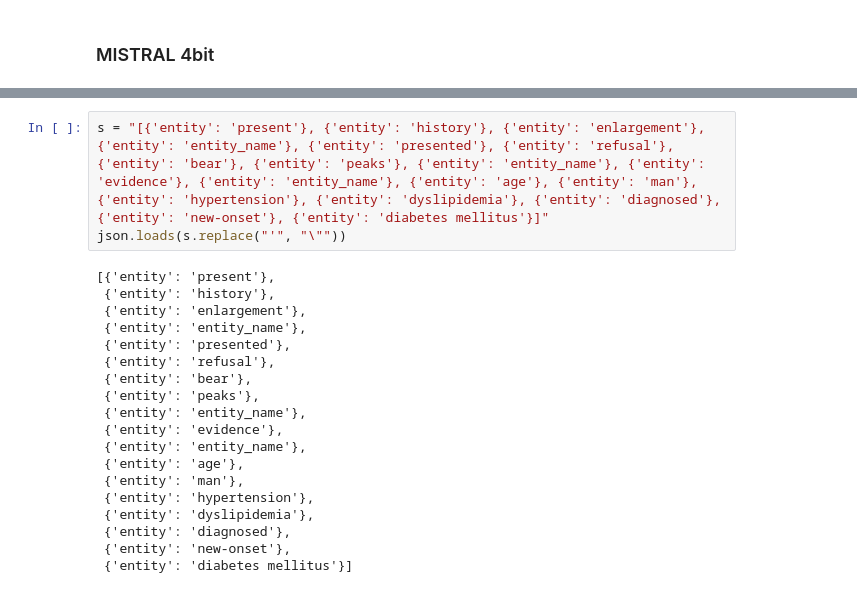
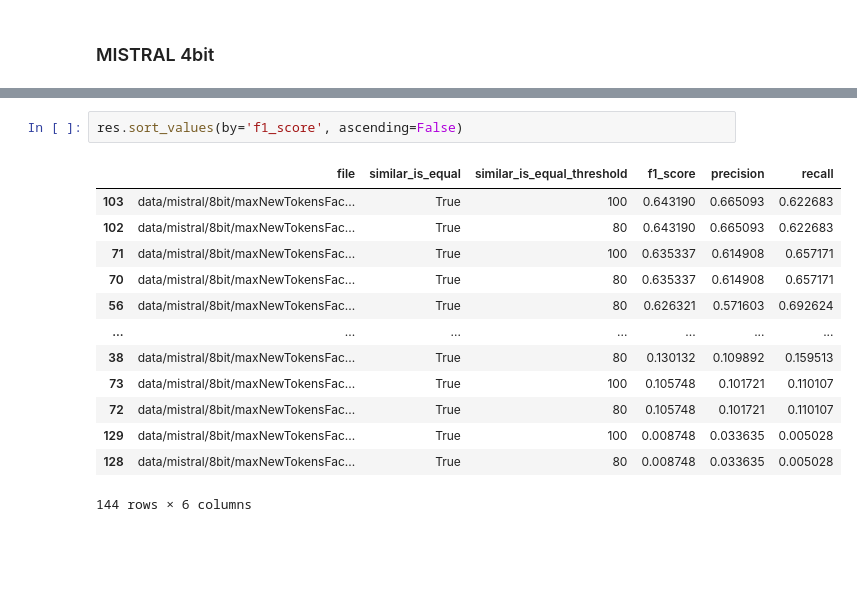
Before and after one commit to ferrazzipietro/mistral_finetuning, a Jupyter notebook: evaluation.ipynb, the cells around one changed output, grey strips where cells are left out. Drawn from its saved outputs; the diff is of its cells as text; blank space fills up the shorter version.

```diff
--- a/evaluation.ipynb
+++ b/evaluation.ipynb
@@ -1769,22 +1351,16 @@ cleaned_data = output_cleaner.apply_cleaning(eval_data, wrong_keys_to_entity=Fal
-# %%
-s = "[{'entity': 'present'}, {'entity': 'history'}, {'entity': 'enlargement'}, {'entity': 'entity_name'}, {'entity': 'presented'}, {'entity': 'refusal'}, {'entity': 'bear'}, {'entity': 'peaks'}, {'entity': 'entity_name'}, {'entity': 'evidence'}, {'entity': 'entity_name'}, {'entity': 'age'}, {'entity': 'man'}, {'entity': 'hypertension'}, {'entity': 'dyslipidemia'}, {'entity': 'diagnosed'}, {'entity': 'new-onset'}, {'entity': 'diabetes mellitus'}]"
-json.loads(s.replace("'", "\""))
-# %% [output]
-[{'entity': 'present'},
- {'entity': 'history'},
- {'entity': 'enlargement'},
- {'entity': 'entity_name'},
- {'entity': 'presented'},
- {'entity': 'refusal'},
- {'entity': 'bear'},
- {'entity': 'peaks'},
- {'entity': 'entity_name'},
- {'entity': 'evidence'},
- {'entity': 'entity_name'},
- {'entity': 'age'},
- {'entity': 'man'},
- {'entity': 'hypertension'},
- {'entity': 'dyslipidemia'},
- {'entity': 'diagnosed'},
- {'entity': 'new-onset'},
- {'entity': 'diabetes mellitus'}]
+# %%
+res.sort_values(by='f1_score', ascending=False)
+# %% [output]
+|  | file | similar_is_equal | similar_is_equal_threshold | f1_score | precision | recall |
+| 103 | data/mistral/8bit/maxNewTokensFac... | True | 100 | 0.643190 | 0.665093 | 0.622683 |
+| 102 | data/mistral/8bit/maxNewTokensFac... | True | 80 | 0.643190 | 0.665093 | 0.622683 |
+| 71 | data/mistral/8bit/maxNewTokensFac... | True | 100 | 0.635337 | 0.614908 | 0.657171 |
+| 70 | data/mistral/8bit/maxNewTokensFac... | True | 80 | 0.635337 | 0.614908 | 0.657171 |
+| 56 | data/mistral/8bit/maxNewTokensFac... | True | 80 | 0.626321 | 0.571603 | 0.692624 |
+| ... | ... | ... | ... | ... | ... | ... |
+| 38 | data/mistral/8bit/maxNewTokensFac... | True | 80 | 0.130132 | 0.109892 | 0.159513 |
+| 73 | data/mistral/8bit/maxNewTokensFac... | True | 100 | 0.105748 | 0.101721 | 0.110107 |
+| 72 | data/mistral/8bit/maxNewTokensFac... | True | 80 | 0.105748 | 0.101721 | 0.110107 |
+| 129 | data/mistral/8bit/maxNewTokensFac... | True | 100 | 0.008748 | 0.033635 | 0.005028 |
+| 128 | data/mistral/8bit/maxNewTokensFac... | True | 80 | 0.008748 | 0.033635 | 0.005028 |
+144 rows × 6 columns
```
Also changed, not shown: parts of 9 cells of this notebook, 17 other files.
